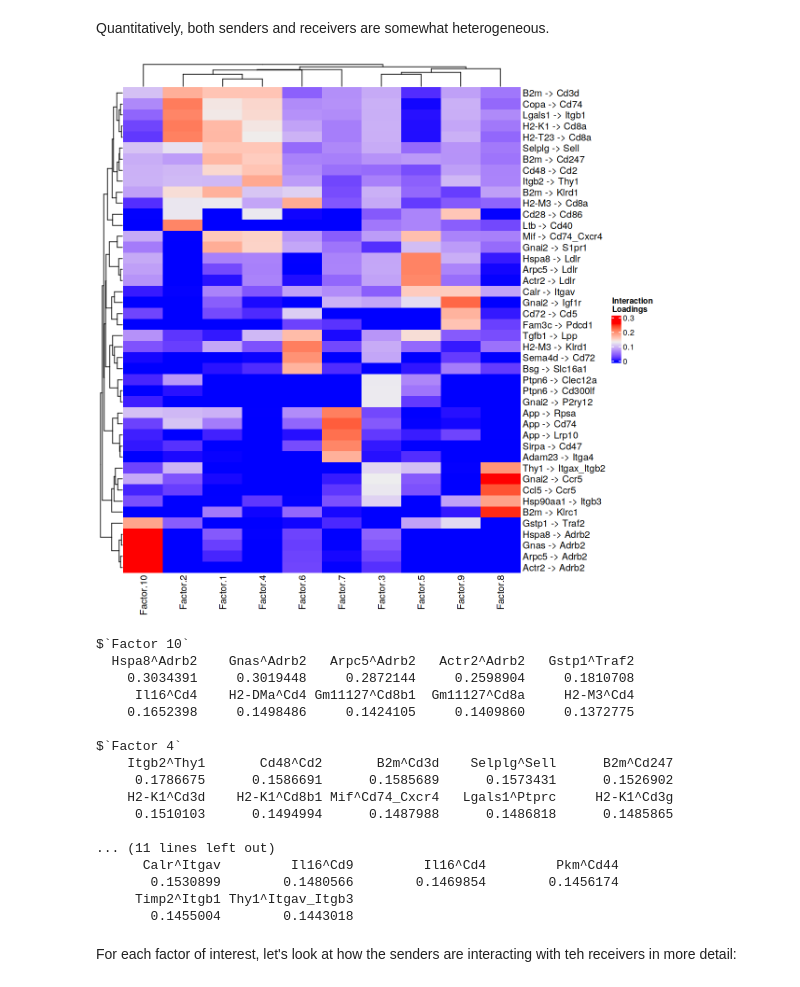
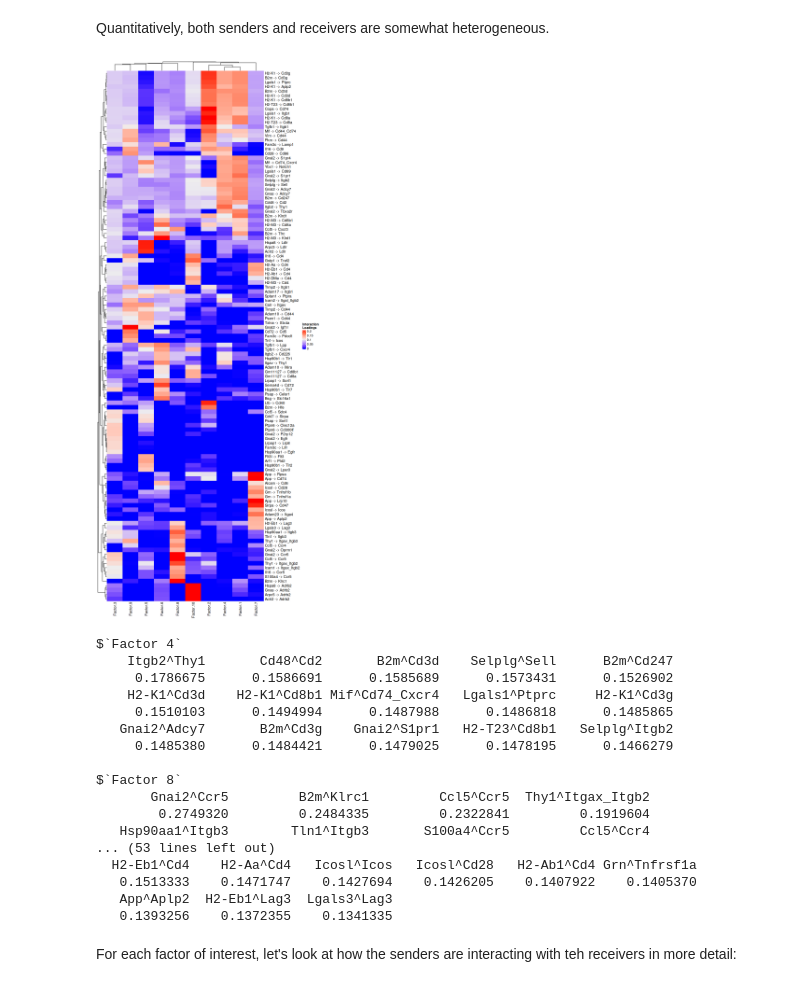
Before and after one commit to hmbaghdassarian/norcross_abc, a Jupyter notebook: notebooks/05_CCC_analysis.ipynb, the cells around one changed output. Saved outputs shown, nothing was run; the diff lists cells and outputs as text; code cells hidden in the pictures.

```diff
--- a/notebooks/05_CCC_analysis.ipynb
+++ b/notebooks/05_CCC_analysis.ipynb
@@ -92,19 +92,21 @@ suppressMessages({
 # %% [markdown]
 Run liana for each context and calculate the consensus rank score:
 # %%
-suppressWarnings({
-    abc.ccc.sce<-liana_bysample(sce = abc.ccc.sce,
-               idents_col = 'Cell.Type.Level2',
-               sample_col = 'orig.ident',
-               assay.type='logcounts', # log-normalized counts
-               verbose = T,
-              aggregate_how = 'both', # consensus magnitude AND specifity score
-                resource = 'custom',
-                external_resource = ortholog_resource, # consensus resource in mouse
-               min_cells = 5, # default min cells to be considered
-               expr_prop = 0.05, # expressed in atleast 5% of cells to be scored
-               return_all = params$return_all, # assign a low score to those that don't pass expr_prop
-                parallelize = TRUE, workers = n.cores,
-              )
-})
-saveRDS(abc.ccc.sce@metadata$liana_res, paste0(data_path, 'interim/', 'liana_bysample.rds'))
+# suppressWarnings({
+#     abc.ccc.sce<-liana_bysample(sce = abc.ccc.sce,
+#                idents_col = 'Cell.Type.Level2',
+#                sample_col = 'orig.ident',
+#                assay.type='logcounts', # log-normalized counts
+#                verbose = T,
+#               aggregate_how = 'both', # consensus magnitude AND specifity score
+#                 resource = 'custom',
+#                 external_resource = ortholog_resource, # consensus resource in mouse
+#                min_cells = 5, # default min cells to be considered
+#                expr_prop = 0.05, # expressed in atleast 5% of cells to be scored
+#                return_all = params$return_all, # assign a low score to those that don't pass expr_prop
+#                 parallelize = TRUE, workers = n.cores,
+#               )
+# })
+# saveRDS(abc.ccc.sce@metadata$liana_res, paste0(data_path, 'interim/', 'liana_bysample.rds'))
+
+abc.ccc.sce@metadata$liana_res<-readRDS(paste0(data_path, 'interim/', 'liana_bysample.rds'))
@@ -415,37 +415,38 @@ Factor 7 is the most homoegeneous for receiver signaling and Factor 3 is the mos
 # %% [markdown]
 Quantitatively, both senders and receivers are somewhat heterogeneous.
 # %%
-h_ = 10
+h_ = 25
 w_ = 10
+n_lrs<-15#5
 options(repr.plot.height=h_, repr.plot.width=w_)
-liana::plot_lr_heatmap(sce = abc.ccc.sce,  n = 5)
+liana::plot_lr_heatmap(sce = abc.ccc.sce,  n = n_lrs)
 # %% [output]
-[figure, old version]
+[figure, new version]
 # %%
 top_lrs = list()
-for (factor.name in paste0('Factor ', c('10', '4', '8', '9')){
+for (factor.name in paste0('Factor ', fos)){
     top_lrs[[factor.name]] = tensor$get_top_factor_elements(order_name='interactions',
                                 factor_name=factor.name,
-                                top_number=as.integer(10))
+                                top_number=as.integer(n_lrs))
 }
 top_lrs
 # %% [output]
-$`Factor 10`
-  Hspa8^Adrb2    Gnas^Adrb2   Arpc5^Adrb2   Actr2^Adrb2   Gstp1^Traf2
-    0.3034391     0.3019448     0.2872144     0.2598904     0.1810708
-     Il16^Cd4    H2-DMa^Cd4 Gm11127^Cd8b1  Gm11127^Cd8a     H2-M3^Cd4
-    0.1652398     0.1498486     0.1424105     0.1409860     0.1372775
-
 $`Factor 4`
     Itgb2^Thy1       Cd48^Cd2       B2m^Cd3d    Selplg^Sell      B2m^Cd247
      0.1786675      0.1586691      0.1585689      0.1573431      0.1526902
     H2-K1^Cd3d    H2-K1^Cd8b1 Mif^Cd74_Cxcr4   Lgals1^Ptprc     H2-K1^Cd3g
      0.1510103      0.1494994      0.1487988      0.1486818      0.1485865
+   Gnai2^Adcy7       B2m^Cd3g    Gnai2^S1pr1   H2-T23^Cd8b1   Selplg^Itgb2
+     0.1485380      0.1484421      0.1479025      0.1478195      0.1466279
 
-... (11 lines left out)
-      Calr^Itgav         Il16^Cd9         Il16^Cd4         Pkm^Cd44
-       0.1530899        0.1480566        0.1469854        0.1456174
-     Timp2^Itgb1 Thy1^Itgav_Itgb3
-       0.1455004        0.1443018
+$`Factor 8`
+       Gnai2^Ccr5         B2m^Klrc1         Ccl5^Ccr5  Thy1^Itgax_Itgb2
+        0.2749320         0.2484335         0.2322841         0.1919604
+   Hsp90aa1^Itgb3        Tln1^Itgb3       S100a4^Ccr5         Ccl5^Ccr4
+... (53 lines left out)
+  H2-Eb1^Cd4    H2-Aa^Cd4   Icosl^Icos   Icosl^Cd28   H2-Ab1^Cd4 Grn^Tnfrsf1a
+   0.1513333    0.1471747    0.1427694    0.1426205    0.1407922    0.1405370
+   App^Aplp2  H2-Eb1^Lag3  Lgals3^Lag3
+   0.1393256    0.1372355    0.1341335
 # %% [markdown]
 For each factor of interest, let's look at how the senders are interacting with teh receivers in more detail:
```
Also changed, not shown: parts of 43 cells of this notebook, 3 other files.
